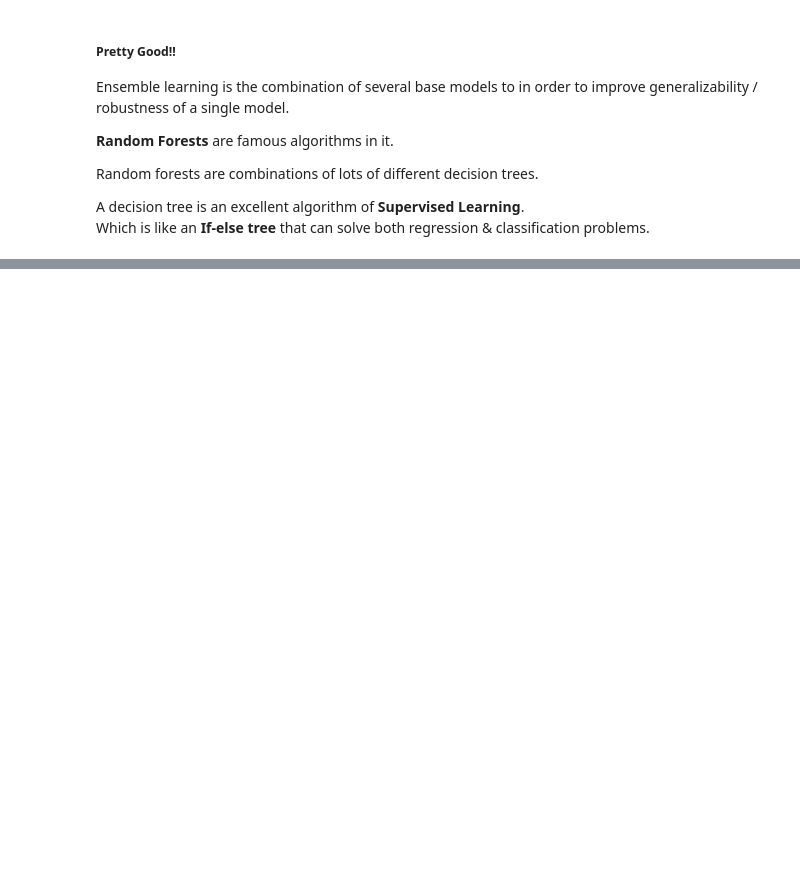
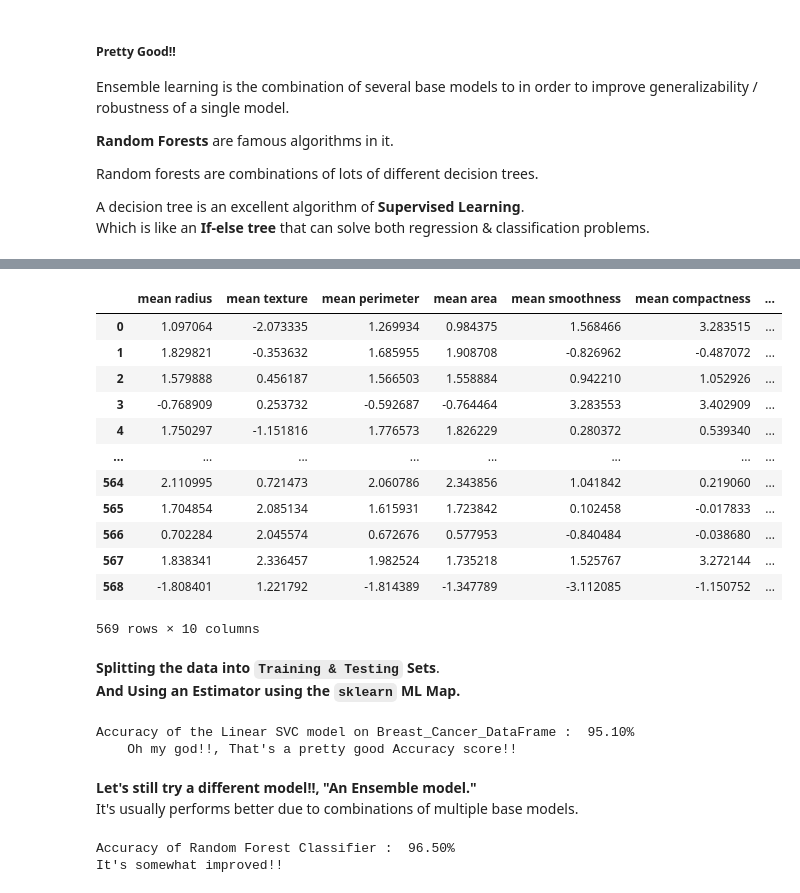
Before and after one commit to DarkDk123/ZTM-ML-Data-Science, a Jupyter notebook: 7. Scikit learn - Creating ML models/Scikit-learn Entire Breakdown.ipynb, the cells around one changed output, grey strips where cells are left out. Drawn from its saved outputs; the diff is of its cells as text; code cells hidden in the pictures; blank space fills up the shorter version.

```diff
--- a/7. Scikit learn - Creating ML models/Scikit-learn Entire Breakdown.ipynb
+++ b/7. Scikit learn - Creating ML models/Scikit-learn Entire Breakdown.ipynb
@@ -780,0 +903,61 @@ Which is like an **If-else tree** that can solve both regression & classificatio
+# %%
+## Let's scale our features via "standard Scaler class" (Standardization)
+from sklearn.preprocessing import StandardScaler
+x_standardized = StandardScaler().fit_transform(x_dropped) # Using object directly to fit & transform.
+x_standardized = pd.DataFrame(x_standardized, columns=x_dropped.columns) # Features after standardization.
+x_standardized
+# %% [output]
+|  | mean radius | mean texture | mean perimeter | mean area | mean smoothness | mean compactness | ... |
+| 0 | 1.097064 | -2.073335 | 1.269934 | 0.984375 | 1.568466 | 3.283515 | ... |
+| 1 | 1.829821 | -0.353632 | 1.685955 | 1.908708 | -0.826962 | -0.487072 | ... |
+| 2 | 1.579888 | 0.456187 | 1.566503 | 1.558884 | 0.942210 | 1.052926 | ... |
+| 3 | -0.768909 | 0.253732 | -0.592687 | -0.764464 | 3.283553 | 3.402909 | ... |
+| 4 | 1.750297 | -1.151816 | 1.776573 | 1.826229 | 0.280372 | 0.539340 | ... |
+| ... | ... | ... | ... | ... | ... | ... | ... |
+| 564 | 2.110995 | 0.721473 | 2.060786 | 2.343856 | 1.041842 | 0.219060 | ... |
+| 565 | 1.704854 | 2.085134 | 1.615931 | 1.723842 | 0.102458 | -0.017833 | ... |
+| 566 | 0.702284 | 2.045574 | 0.672676 | 0.577953 | -0.840484 | -0.038680 | ... |
+| 567 | 1.838341 | 2.336457 | 1.982524 | 1.735218 | 1.525767 | 3.272144 | ... |
+| 568 | -1.808401 | 1.221792 | -1.814389 | -1.347789 | -3.112085 | -1.150752 | ... |
+569 rows × 10 columns
+# %% [markdown]
+**Splitting the data into `Training & Testing` Sets**.<br>
+**And Using an Estimator using the `sklearn` ML Map.**
+# %%
+## Let's split the data into "Train and Test"
+## Then fit it to the model.
+np.random.seed(7) # For replication
+x_train, x_test, y_train, y_test = train_test_split(x_standardized, y, test_size=0.25)
+
+# Using "LinearSVC" based on the Sklearn ML map.
+from sklearn.svm import LinearSVC
+model = LinearSVC(dual=True) # model with default parameters # Dual=True to suppress FutureWarning.
+
+# Fit the model on training set
+model.fit(x_train, y_train)
+
+# Get the score on testing set
+score = model.score(x_test, y_test)
+
+print(f"Accuracy of the Linear SVC model on Breast_Cancer_DataFrame : {score : .2%} \n\
+    Oh my god!!, That's a pretty good Accuracy score!!")
+# %% [output]
+Accuracy of the Linear SVC model on Breast_Cancer_DataFrame :  95.10%
+    Oh my god!!, That's a pretty good Accuracy score!!
+# %% [markdown]
+**Let's still try a different model!!, "An Ensemble model."**<br>
+It's usually performs better due to combinations of multiple base models.
+# %%
+# Using same training & testing data sets to "ensemble.RandomForestClassifier" model.
+from sklearn.ensemble import RandomForestClassifier
+np.random.seed()
+model = RandomForestClassifier() # Random forest classifier
+model.fit(x_train, y_train) # Fit/Train model.
+
+score = model.score(x_test, y_test) # Score model
+
+print(f"Accuracy of Random Forest Classifier : {score : .2%}")
+print("It's somewhat improved!!")
+# %% [output]
+Accuracy of Random Forest Classifier :  96.50%
+It's somewhat improved!!
```
Also changed, not shown: parts of 15 cells of this notebook.
